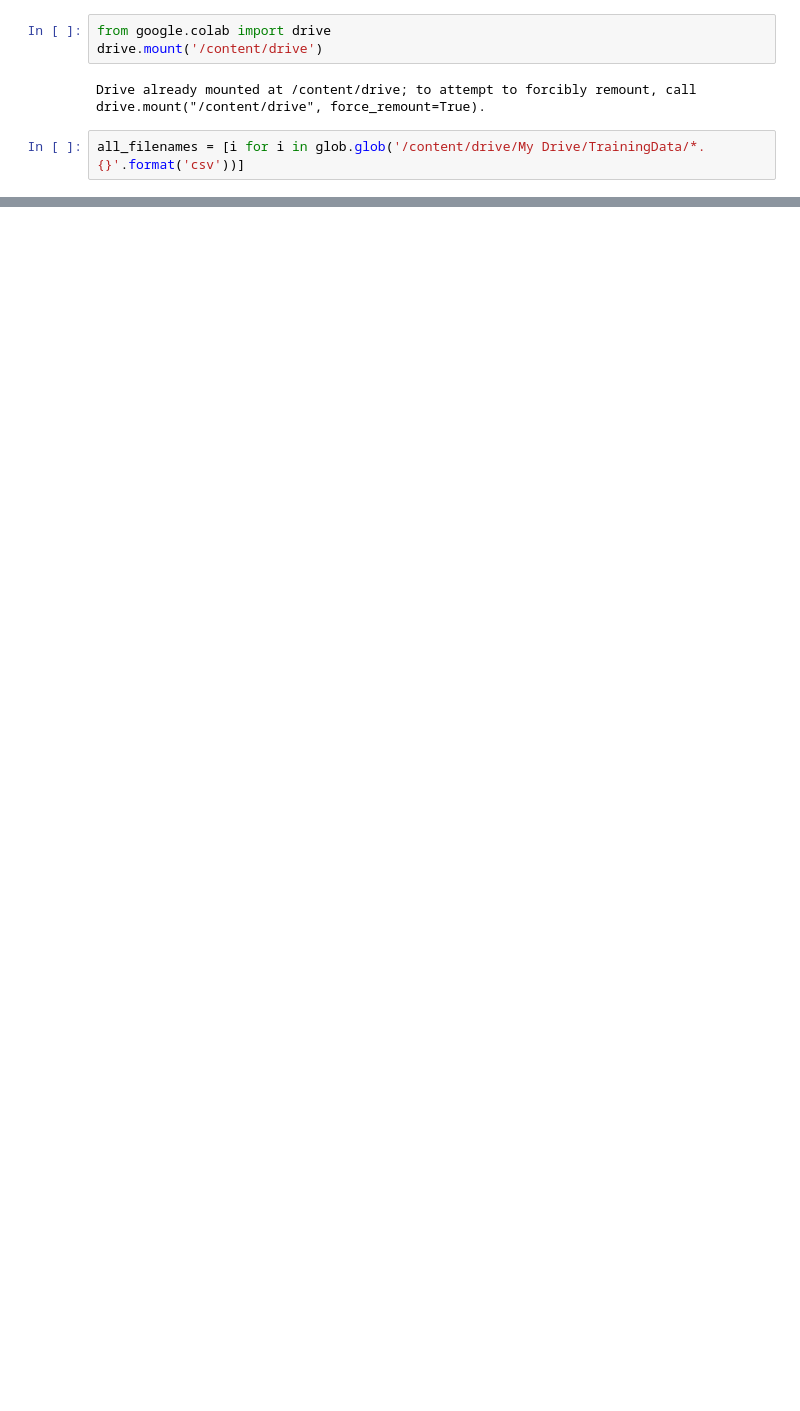
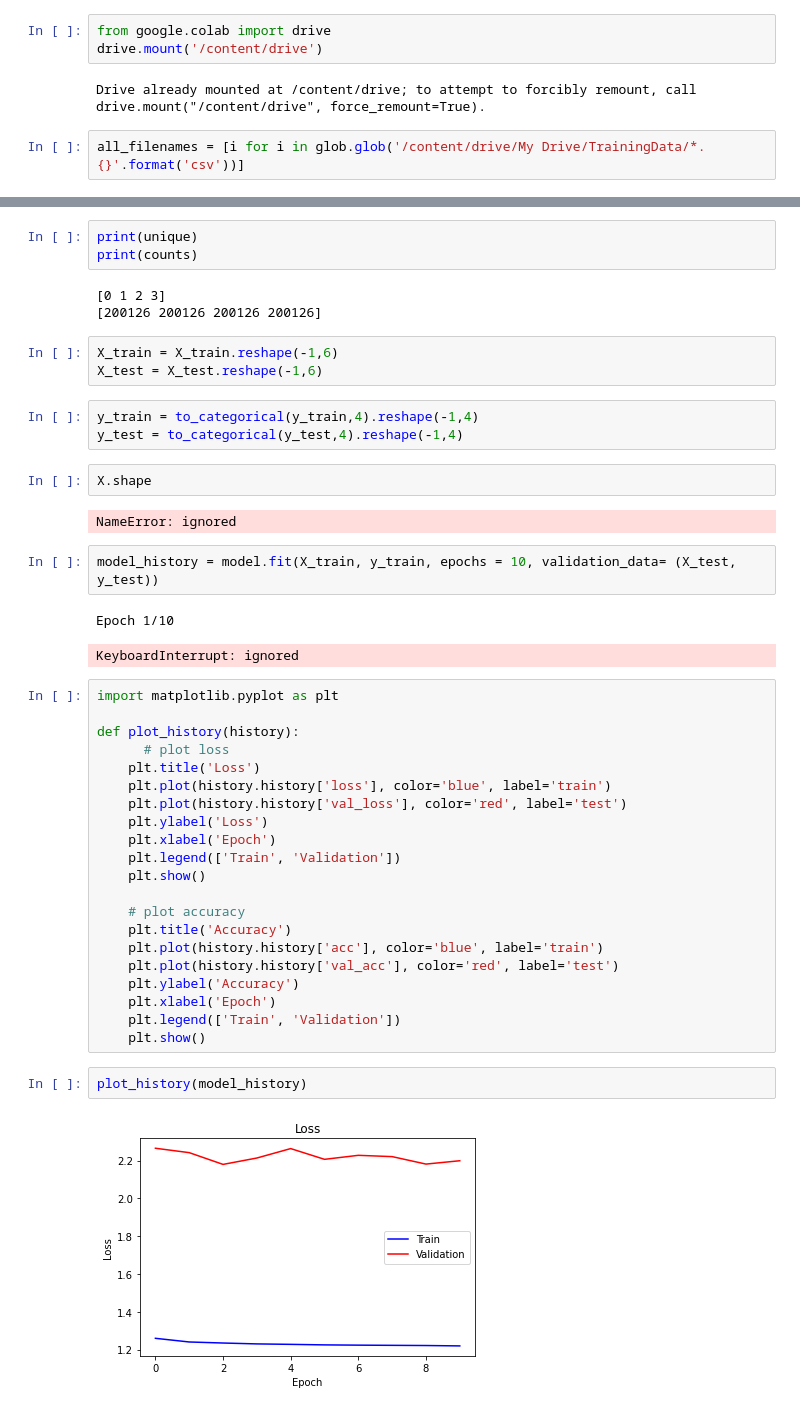
Before and after one commit to KrishnaMurali177/Deep-Learning-Terrain-Identifiaction, a Jupyter notebook: Terrain_Identification.ipynb, the cells around one changed output, grey strips where cells are left out. Cells and saved outputs as stored; diff of their text form; blank space fills up the shorter version.

```diff
--- a/Terrain_Identification.ipynb
+++ b/Terrain_Identification.ipynb
@@ -71,0 +231,46 @@ y.groupby('y').nunique()
+# %%
+print(unique)
+print(counts)
+# %% [output]
+[0 1 2 3]
+[200126 200126 200126 200126]
+# %%
+X_train = X_train.reshape(-1,6)
+X_test = X_test.reshape(-1,6)
+# %%
+y_train = to_categorical(y_train,4).reshape(-1,4)
+y_test = to_categorical(y_test,4).reshape(-1,4)
+# %%
+X.shape
+# %% [output]
+NameError: ignored
+# %%
+model_history = model.fit(X_train, y_train, epochs = 10, validation_data= (X_test, y_test))
+# %% [output]
+Epoch 1/10
+KeyboardInterrupt: ignored
+# %%
+import matplotlib.pyplot as plt
+
+def plot_history(history):
+	  # plot loss
+    plt.title('Loss')
+    plt.plot(history.history['loss'], color='blue', label='train')
+    plt.plot(history.history['val_loss'], color='red', label='test')
+    plt.ylabel('Loss')
+    plt.xlabel('Epoch')
+    plt.legend(['Train', 'Validation'])
+    plt.show()
+
+    # plot accuracy
+    plt.title('Accuracy')
+    plt.plot(history.history['acc'], color='blue', label='train')
+    plt.plot(history.history['val_acc'], color='red', label='test')
+    plt.ylabel('Accuracy')
+    plt.xlabel('Epoch')
+    plt.legend(['Train', 'Validation'])
+    plt.show()
+# %%
+plot_history(model_history)
+# %% [output]
+[figure, added]
```
Also changed, not shown: parts of 24 cells of this notebook.
